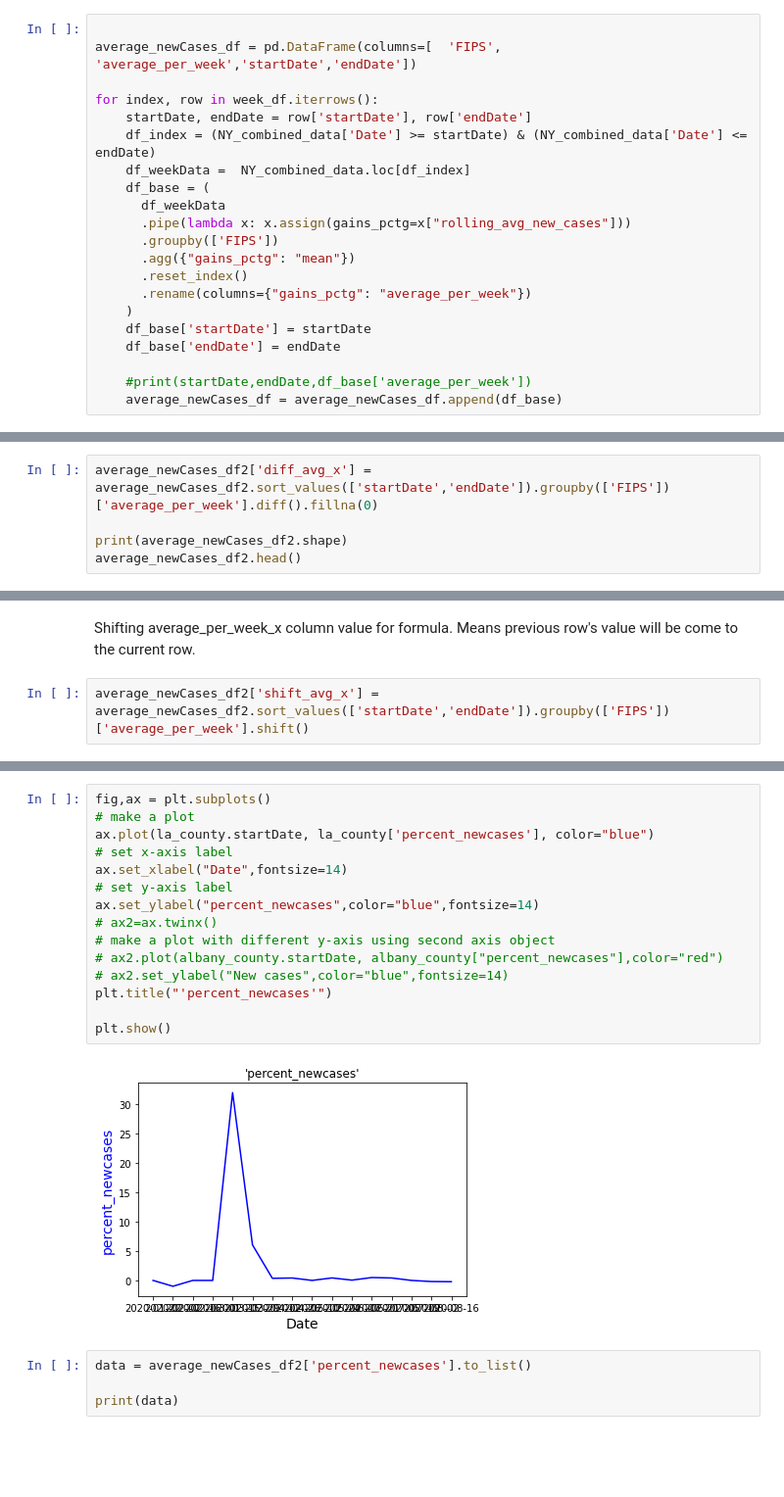
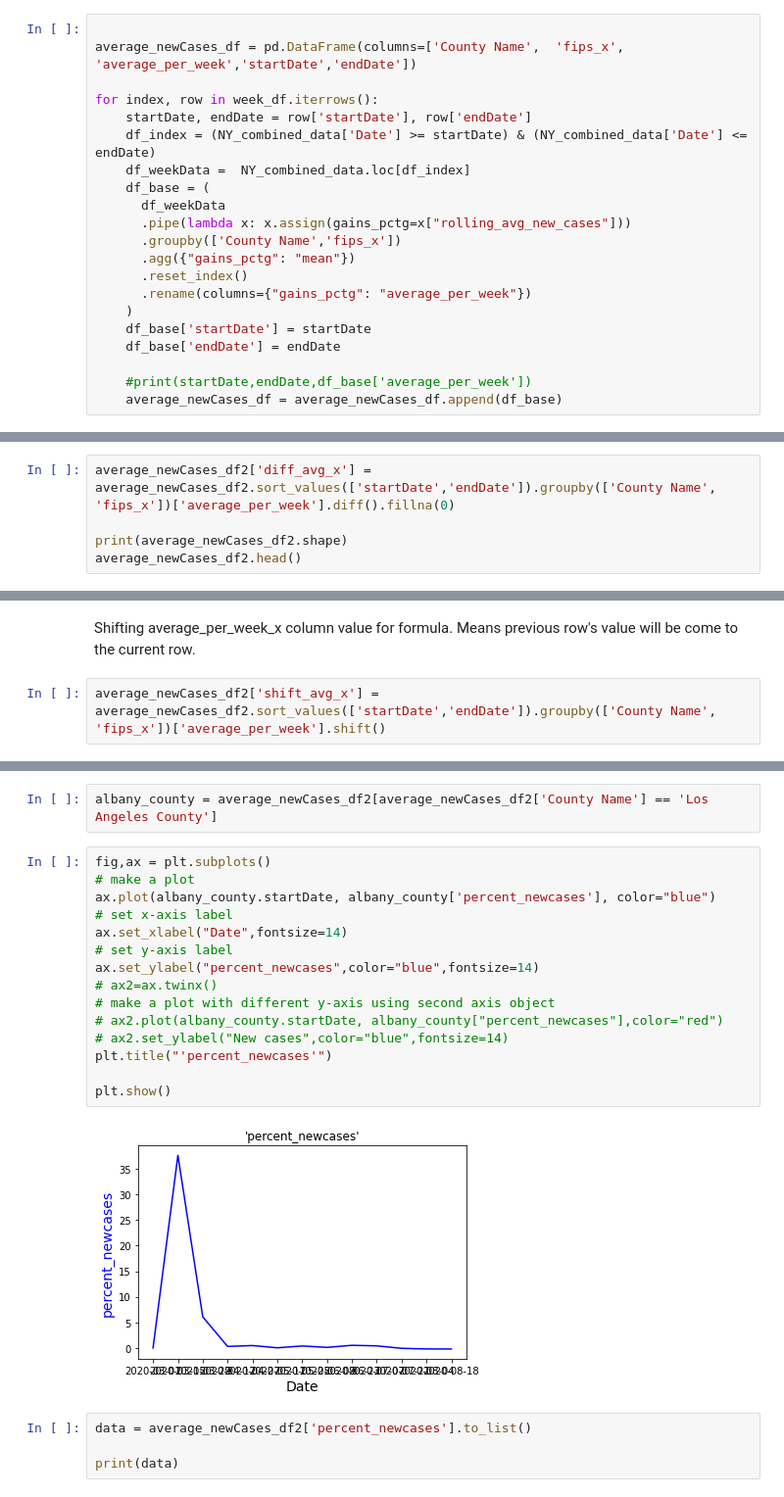
Before and after one commit to jeyasri-s2/meansquares, a Jupyter notebook: CA_LabelingData.ipynb, the cells around one changed output, grey strips where cells are left out. Shown: that part at 98% size. Cells and saved outputs as stored; diff of their text form; blank space fills up the shorter version.

```diff
--- a/CA_LabelingData.ipynb
+++ b/CA_LabelingData.ipynb
@@ -290,7 +351,7 @@ week_df.head(2)
 ## Slice data for the week dataframe
 # %%
 
-average_newCases_df = pd.DataFrame(columns=[  'FIPS',  'average_per_week','startDate','endDate'])
+average_newCases_df = pd.DataFrame(columns=['County Name',  'fips_x',  'average_per_week','startDate','endDate'])
 
 for index, row in week_df.iterrows():
     startDate, endDate = row['startDate'], row['endDate']
@@ -299,7 +360,7 @@ for index, row in week_df.iterrows():
     df_base = (
       df_weekData
       .pipe(lambda x: x.assign(gains_pctg=x["rolling_avg_new_cases"]))
-      .groupby(['FIPS'])
+      .groupby(['County Name','fips_x'])
       .agg({"gains_pctg": "mean"})
       .reset_index()
       .rename(columns={"gains_pctg": "average_per_week"})
@@ -431,5 +495,5 @@ average_newCases_df2.head()
 # %%
-average_newCases_df2['diff_avg_x'] = average_newCases_df2.sort_values(['startDate','endDate']).groupby(['FIPS'])['average_per_week'].diff().fillna(0)
+average_newCases_df2['diff_avg_x'] = average_newCases_df2.sort_values(['startDate','endDate']).groupby(['County Name', 'fips_x'])['average_per_week'].diff().fillna(0)
 
 print(average_newCases_df2.shape)
 average_newCases_df2.head()
@@ -468,6 +591,6 @@ average_newCases_df2.head()
 # %% [markdown]
 Shifting average_per_week_x	 column value for formula. Means previous row's value will be come to the current row.
 # %%
-average_newCases_df2['shift_avg_x'] = average_newCases_df2.sort_values(['startDate','endDate']).groupby(['FIPS'])['average_per_week'].shift()
+average_newCases_df2['shift_avg_x'] = average_newCases_df2.sort_values(['startDate','endDate']).groupby(['County Name', 'fips_x'])['average_per_week'].shift()
 # %%
 average_newCases_df2.groupby(by=['County Name', 'fips_x','startDate','endDate']).sum()
@@ -496,20 +672,22 @@ la_county = average_newCases_df2[average_newCases_df2['FIPS'] == 6037]
+# %%
+albany_county = average_newCases_df2[average_newCases_df2['County Name'] == 'Los Angeles County']
 # %%
 fig,ax = plt.subplots()
 # make a plot
-ax.plot(la_county.startDate, la_county['percent_newcases'], color="blue")
+ax.plot(albany_county.startDate, albany_county['percent_newcases'], color="blue")
 # set x-axis label
 ax.set_xlabel("Date",fontsize=14)
 # set y-axis label
 ax.set_ylabel("percent_newcases",color="blue",fontsize=14)
 # ax2=ax.twinx()
 # make a plot with different y-axis using second axis object
 # ax2.plot(albany_county.startDate, albany_county["percent_newcases"],color="red")
 # ax2.set_ylabel("New cases",color="blue",fontsize=14)
 plt.title("'percent_newcases'")
 
 plt.show()
 # %% [output]
-[figure, old version]
+[figure, new version]
 # %%
 data = average_newCases_df2['percent_newcases'].to_list()
 
```
Also changed, not shown: parts of 185 cells of this notebook.
